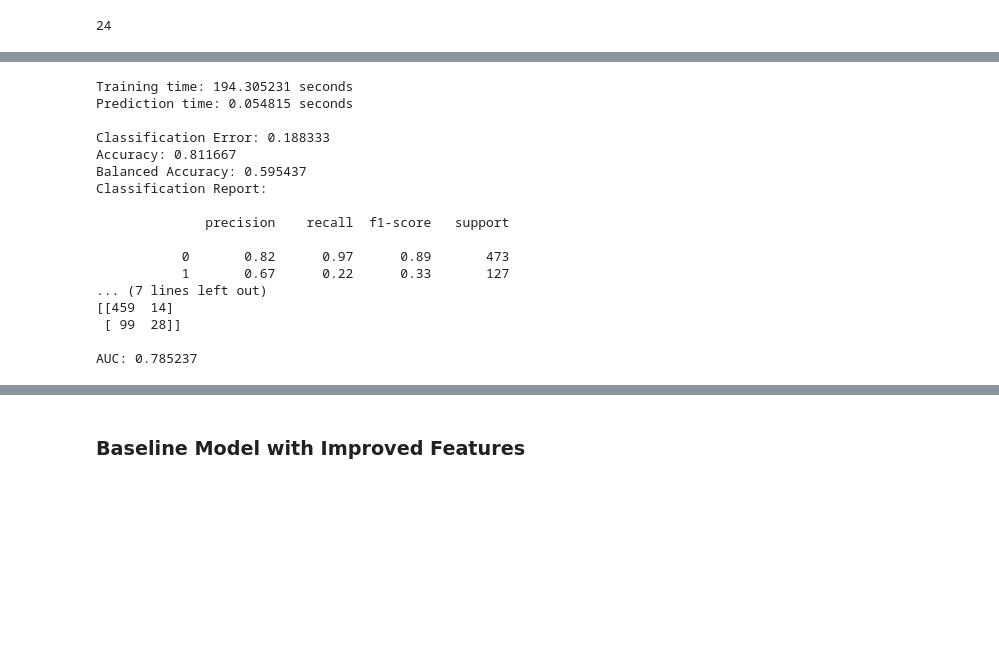
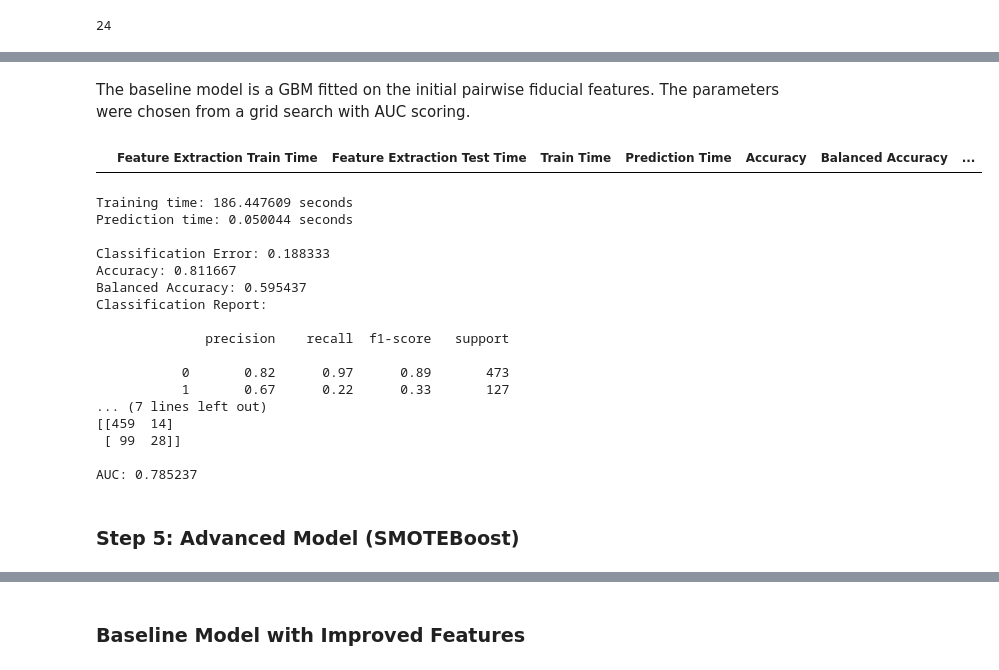
Before and after one commit to TZstatsADS/Fall2020-Project3-group4, a Jupyter notebook: doc/main.ipynb, the cells around one changed output, grey strips where cells are left out. Cells and saved outputs as stored; diff of their text form; code cells hidden in the pictures; blank space fills up the shorter version.

```diff
--- a/doc/main.ipynb
+++ b/doc/main.ipynb
@@ -259,0 +260,2 @@ Call the train model and test model from library.
+# %% [markdown]
+The baseline model is a GBM fitted on the initial pairwise fiducial features. The parameters were chosen from a grid search with AUC scoring.
@@ -260,5 +265,26 @@ Call the train model and test model from library.
+# %%
+model_results_df
+# %% [output]
+|  | Feature Extraction Train Time | Feature Extraction Test Time | Train Time | Prediction Time | Accuracy | Balanced Accuracy | ... |
 # %%
 if run_baseline == True:
+
+    tm_feature_train = np.nan
+    start = time.time()
+    dat_train_initial = feature_initial(fiducial_pt_list, train_idx, info)
+    feature_train_initial = dat_train_initial.loc[:, dat_train_initial.columns != 'labels']
+    label_train_initial = dat_train_initial['labels']
+    end = time.time()
+    tm_feature_train = end-start
+
+
+    tm_feature_test = np.nan
+    start = time.time()
+    dat_test_initial = feature_initial(fiducial_pt_list, test_idx, info)
+    feature_test_initial = dat_test_initial.loc[:, dat_test_initial.columns != 'labels']
+    label_test_initial = dat_test_initial['labels']
+    end = time.time()
+    tm_feature_test = end-start
 
     #grid search for optimal parameters
     #params = {'learning_rate':[0.01,0.05,0.1,0.5], 'max_depth': [1,2,3], 'n_estimators':[50,100,150]}
@@ -270,14 +296,21 @@ if run_baseline == True:
     baseline = GradientBoostingClassifier(learning_rate=0.1,max_depth=3,n_estimators=150)
     baseline.fit(feature_train_initial,label_train_initial)
     end = time.time()
+    train_time = end-start
     print('Training time: {:4f} seconds'.format(end-start))
 
     start = time.time()
     test_preds = baseline.predict(feature_test_initial)
     end = time.time()
+    prediction_time = end-start
     print('Prediction time: {:4f} seconds'.format(end-start))
 
     classification_error = np.mean(np.array(test_preds) != np.array(label_test_initial))
+    accuracy = 1-classification_error
+    balanced_accuracy = balanced_accuracy_score(label_test,test_preds)
+    test_probs = baseline.predict_proba(feature_test_initial)[:,1]
+    auc = roc_auc_score(label_test,test_probs)
+
 
     print('\nClassification Error: {:4f}'.format(classification_error))
     print('Accuracy: {:4f}'.format(1-classification_error))
@@ -287,7 +320,6 @@ if run_baseline == True:
     print('Confusion Matrix:\n')
     print(confusion_matrix(label_test_initial,test_preds))
 
-    test_probs = baseline.predict_proba(feature_test_initial)[:,1]
     #Note: AUC is a better metric than accuracy because of imbalanced classes
     print('\nAUC: {:4f}'.format(roc_auc_score(label_test,test_probs)))
 
@@ -296,9 +328,18 @@ if run_baseline == True:
 
     #load baseline model
     #baseline = pickle.load(open("../output/baseline.p", "rb"))
+
+    row = pd.Series({'Feature Extraction Train Time':tm_feature_train,
+                    'Feature Extraction Test Time':tm_feature_test,
+                     'Train Time':train_time,
+                     'Prediction Time':prediction_time,
+                    'Accuracy':accuracy,
+                    'AUC':auc,
+                    'Balanced Accuracy':balanced_accuracy},name='Baseline')
+    model_results_df = model_results_df.append(row)
 # %% [output]
-Training time: 194.305231 seconds
-Prediction time: 0.054815 seconds
+Training time: 186.447609 seconds
+Prediction time: 0.050044 seconds
 
 Classification Error: 0.188333
 Accuracy: 0.811667
@@ -314,3 +355,5 @@ Classification Report:
  [ 99  28]]
 
 AUC: 0.785237
+# %% [markdown]
+### Step 5: Advanced Model (SMOTEBoost)
```
Also changed, not shown: parts of 46 cells of this notebook.
